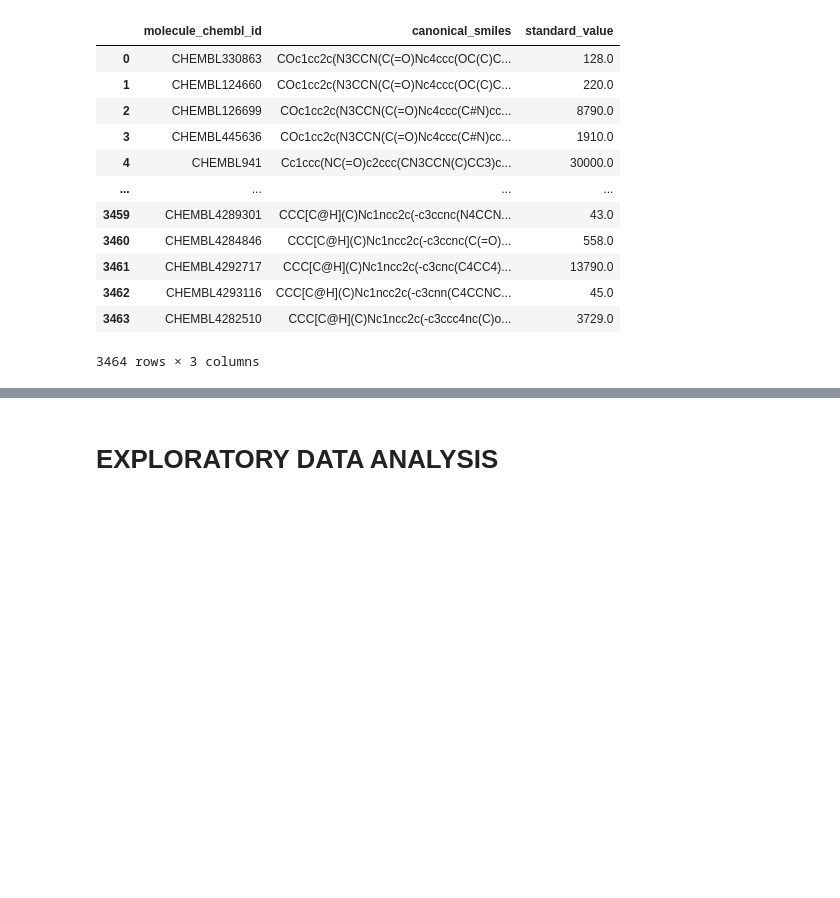
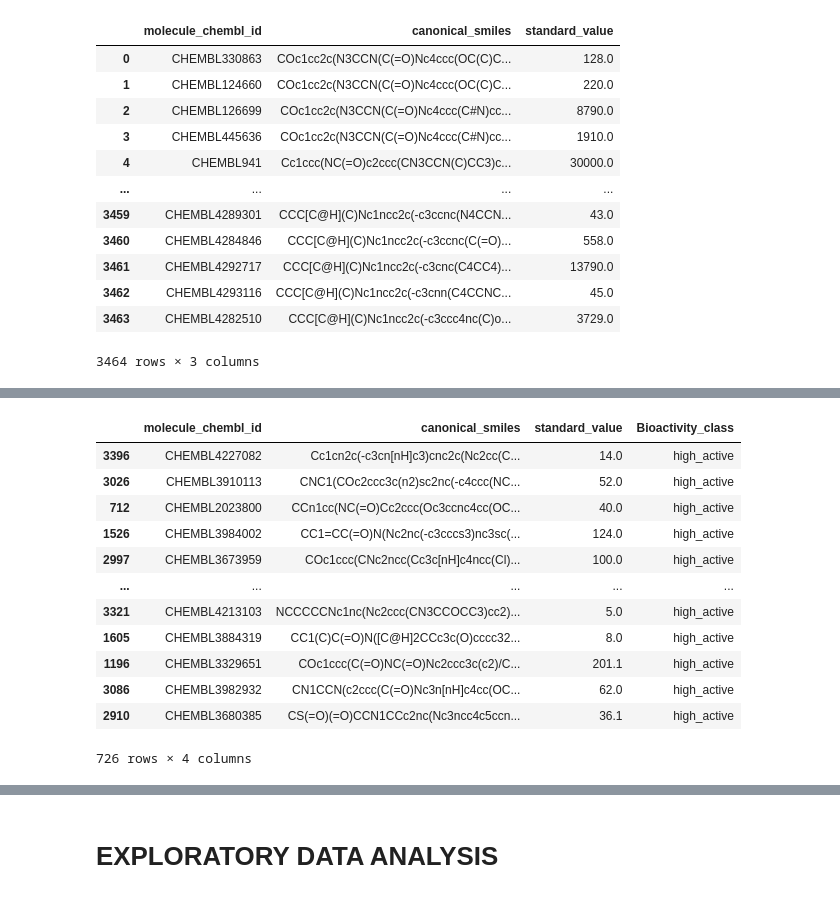
Before and after one commit to Edie738/Bioinformatics-Drug-discovery-project, a Jupyter notebook: Bioinformatics project_FLT3.ipynb, the cells around one changed output, grey strips where cells are left out. Drawn from its saved outputs; the diff is of its cells as text; code cells hidden in the pictures; blank space fills up the shorter version.

```diff
--- a/Bioinformatics project_FLT3.ipynb
+++ b/Bioinformatics project_FLT3.ipynb
@@ -135,0 +146,2 @@ df4 = df4[df4.standard_value.notna()]
+# %%
+df5 = df4[df4.Bioactivity_class=='high_active']
@@ -135,0 +150,18 @@ df4 = df4[df4.standard_value.notna()]
+# %%
+df6 = df5.sample(frac = 0.5)
+# %%
+df6
+# %% [output]
+|  | molecule_chembl_id | canonical_smiles | standard_value | Bioactivity_class |
+| 3396 | CHEMBL4227082 | Cc1cn2c(-c3cn[nH]c3)cnc2c(Nc2cc(C... | 14.0 | high_active |
+| 3026 | CHEMBL3910113 | CNC1(COc2ccc3c(n2)sc2nc(-c4ccc(NC... | 52.0 | high_active |
+| 712 | CHEMBL2023800 | CCn1cc(NC(=O)Cc2ccc(Oc3ccnc4cc(OC... | 40.0 | high_active |
+| 1526 | CHEMBL3984002 | CC1=CC(=O)N(Nc2nc(-c3cccs3)nc3sc(... | 124.0 | high_active |
+| 2997 | CHEMBL3673959 | COc1ccc(CNc2ncc(Cc3c[nH]c4ncc(Cl)... | 100.0 | high_active |
+| ... | ... | ... | ... | ... |
+| 3321 | CHEMBL4213103 | NCCCCCNc1nc(Nc2ccc(CN3CCOCC3)cc2)... | 5.0 | high_active |
+| 1605 | CHEMBL3884319 | CC1(C)C(=O)N([C@H]2CCc3c(O)cccc32... | 8.0 | high_active |
+| 1196 | CHEMBL3329651 | COc1ccc(C(=O)NC(=O)Nc2ccc3c(c2)/C... | 201.1 | high_active |
+| 3086 | CHEMBL3982932 | CN1CCN(c2ccc(C(=O)Nc3n[nH]c4cc(OC... | 62.0 | high_active |
+| 2910 | CHEMBL3680385 | CS(=O)(=O)CCN1CCc2nc(Nc3ncc4c5ccn... | 36.1 | high_active |
+726 rows × 4 columns
```
Also changed, not shown: parts of 13 cells of this notebook, 4 other files.
